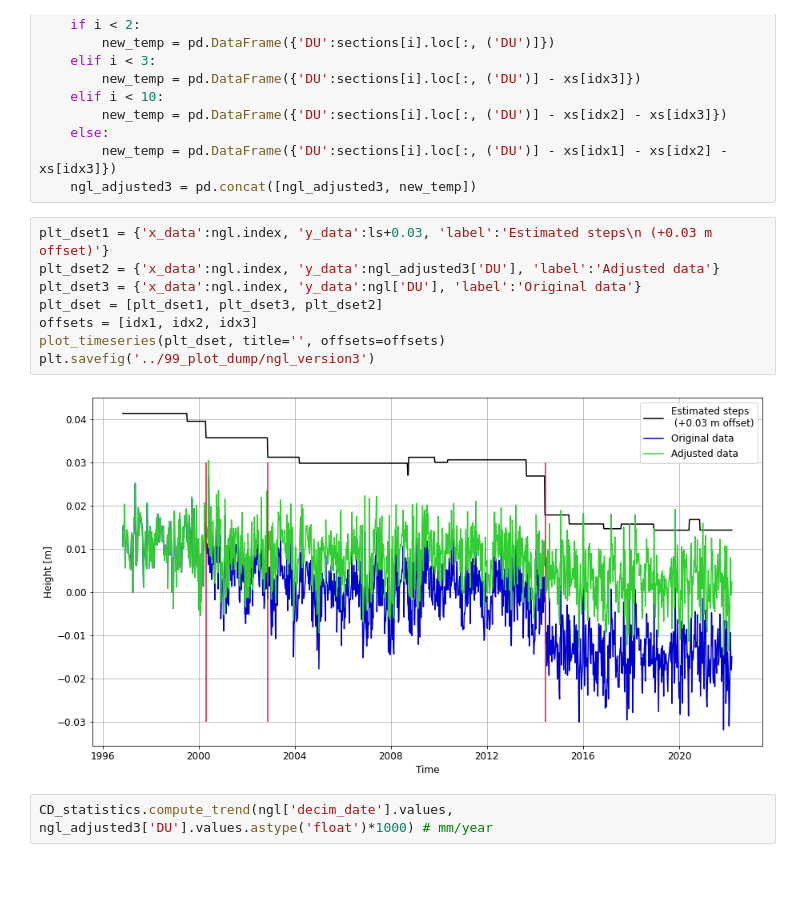
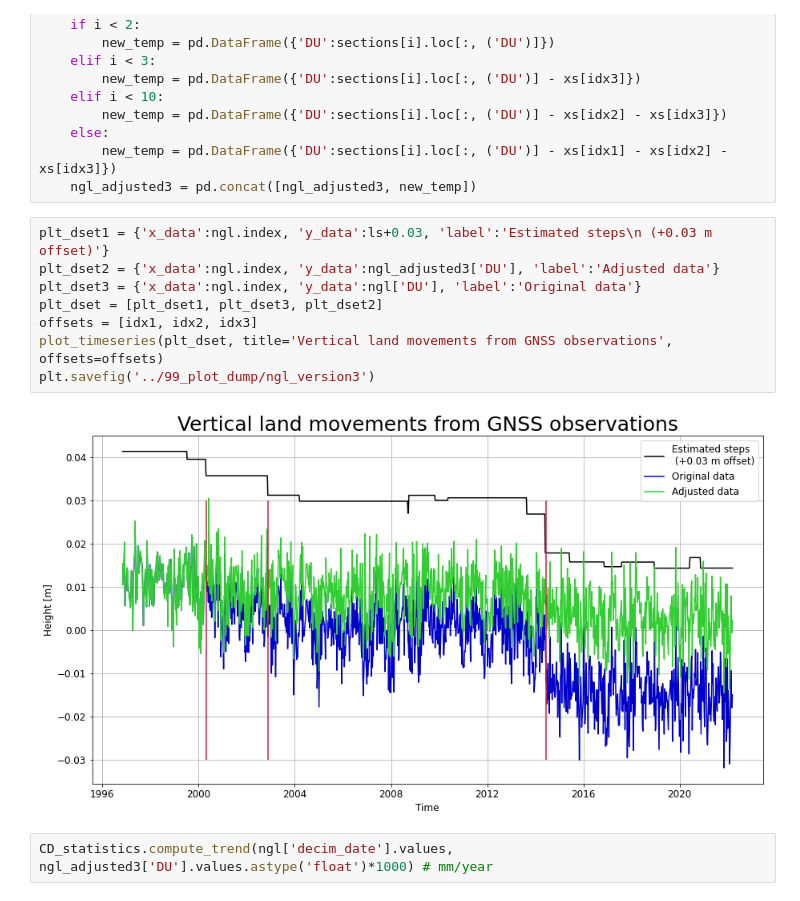
Before and after one commit to 3enedix/P1-data-combination-code, a Jupyter notebook: VLM_from_GNSS.ipynb, the cells around one changed output. Saved outputs shown, nothing was run; the diff lists cells and outputs as text; blank space fills up the shorter version.

```diff
--- a/VLM_from_GNSS.ipynb
+++ b/VLM_from_GNSS.ipynb
@@ -223,13 +223,13 @@ for i in range(0,len(sections)):
 # %%
 plt_dset1 = {'x_data':ngl.index, 'y_data':ls+0.03, 'label':'Estimated steps\n (+0.03 m offset)'}
 plt_dset2 = {'x_data':ngl.index, 'y_data':ngl_adjusted3['DU'], 'label':'Adjusted data'}
 plt_dset3 = {'x_data':ngl.index, 'y_data':ngl['DU'], 'label':'Original data'}
 plt_dset = [plt_dset1, plt_dset3, plt_dset2]
 offsets = [idx1, idx2, idx3]
-plot_timeseries(plt_dset, title='', offsets=offsets)
+plot_timeseries(plt_dset, title='Vertical land movements from GNSS observations', offsets=offsets)
 plt.savefig('../99_plot_dump/ngl_version3')
 # %% [output]
-[figure, old version]
+[figure, new version]
 # %%
 CD_statistics.compute_trend(ngl['decim_date'].values, ngl_adjusted3['DU'].values.astype('float')*1000) # mm/year
 # %% [output]
```
Also changed, not shown: parts of 3 cells of this notebook, 1 other file.
